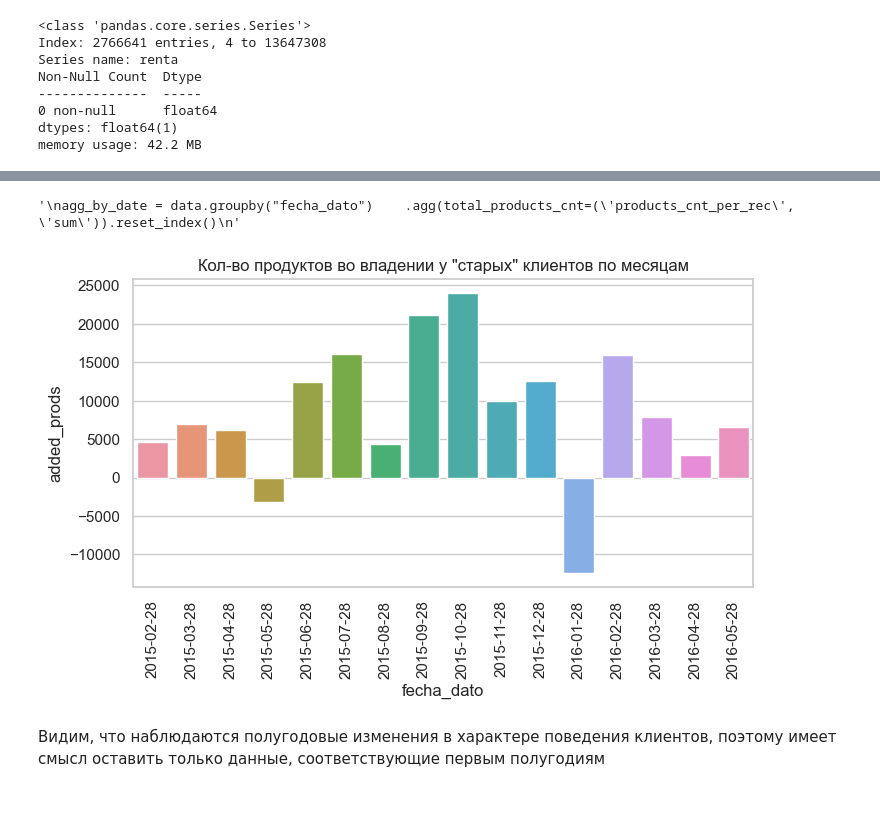
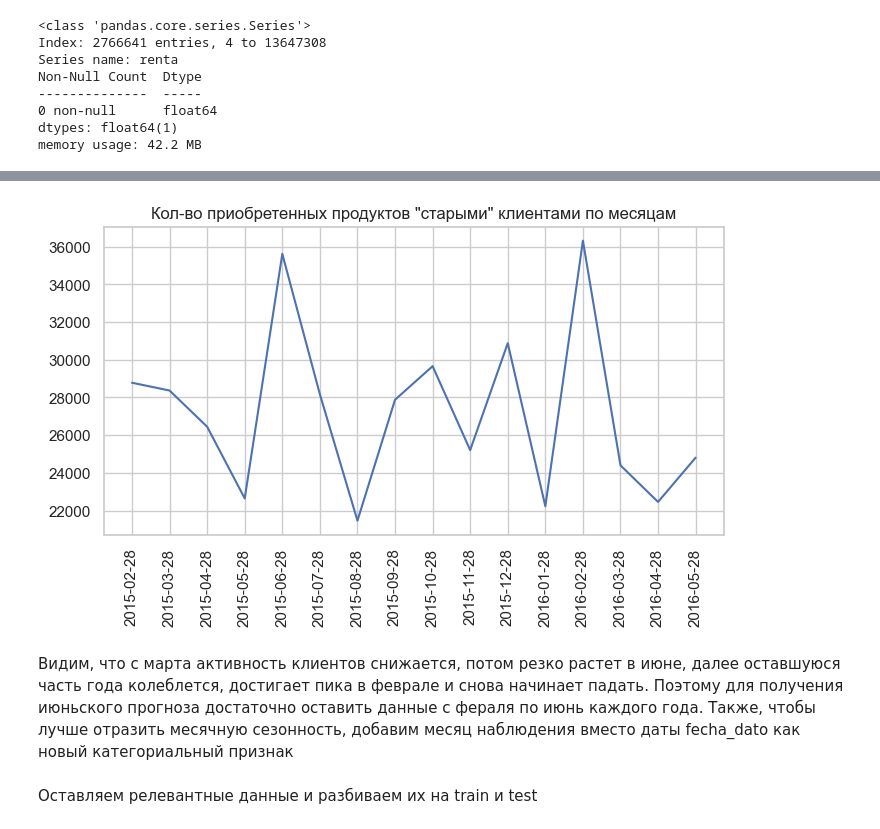
Before and after one commit to ibnkir/bank-recsys-project, a Jupyter notebook: notebooks/preparation_steps.ipynb, the cells around one changed output, grey strips where cells are left out. Drawn from its saved outputs; the diff is of its cells as text; code cells hidden in the pictures; blank space fills up the shorter version.

```diff
--- a/notebooks/preparation_steps.ipynb
+++ b/notebooks/preparation_steps.ipynb
@@ -591,0 +794,5 @@ data = data[~outliers]
+# %%
+# Добавляем новые целевые колонки с приобретенными продуками
+for prod in prods_held:
+    data[f"{prod}_added"] = data[prod] - data[f"{prod}_lag1m"]
+    data[f"{prod}_added"] = data[f"{prod}_added"].apply(lambda x: max(x, 0))
@@ -596,7 +834,6 @@ data = data[~outliers]
 # %%
 # Оставляем только "старых" клиентов
-old_clients_data = data.query("fecha_alta < '2025-01-01'")
+old_clients_data = data.query("fecha_alta < '2015-01-01'")
 # %%
-# Добавляем колонку с количеством продуктов в каждой записи
-old_clients_data['products_cnt_per_rec'] = old_clients_data[products_cols].sum(axis=1)
-#data['products_cnt_per_rec'] = data[products_cols].sum(axis=1)
+# Добавляем колонку с количеством приобретенных продуктов
+old_clients_data['prods_added_num'] = old_clients_data[prods_added].sum(axis=1)
@@ -647,23 +840,18 @@ agg_by_date
 # %%
 # Агрегируем кол-во продуктов по месяцам
 agg_by_date = old_clients_data.groupby("fecha_dato")\
-    .agg(total_products_cnt=('products_cnt_per_rec', 'sum')).reset_index()
-'''
-agg_by_date = data.groupby("fecha_dato")\
-    .agg(total_products_cnt=('products_cnt_per_rec', 'sum')).reset_index()
-'''
+    .agg(tot_prods_added_num=('prods_added_num', 'sum')).reset_index()
-# %% [output]
-'\nagg_by_date = data.groupby("fecha_dato")    .agg(total_products_cnt=(\'products_cnt_per_rec\', \'sum\')).reset_index()\n'
 # %%
-# Строим барплот
-
+# Показываем кол-во приобретенных продуктов "старыми" клиентами по месяцам
 plt.figure(figsize=(8,4))
-sns.barplot(data=agg_by_date.iloc[1:,:], x='fecha_dato', y='added_prods')\
-    .set_title('Кол-во продуктов во владении у "старых" клиентов по месяцам')
+plt.plot(agg_by_date.iloc[1:, :]['fecha_dato'], agg_by_date.iloc[1:, :]['tot_prods_added_num'])
+plt.title('Кол-во приобретенных продуктов "старыми" клиентами по месяцам')
 plt.xticks(rotation='vertical')
 plt.show()
 # %% [output]
-[figure, old version]
+[figure, new version]
 # %% [markdown]
-Видим, что наблюдаются полугодовые изменения в характере поведения клиентов,
-поэтому имеет смысл оставить только данные, соответствующие первым полугодиям
+Видим, что с марта активность клиентов снижается, потом резко растет в июне,
+далее оставшуюся часть года колеблется, достигает пика в феврале и снова начинает падать.
+Поэтому для получения июньского прогноза достаточно оставить данные с фераля по июнь каждого года.
+Также, чтобы лучше отразить месячную сезонность, добавим месяц наблюдения вместо даты fecha_dato как новый категориальный признак
@@ -670 +861,3 @@ plt.show()
+# %% [markdown]
+Оставляем релевантные данные и разбиваем их на train и test
 # %%
```
Also changed, not shown: parts of 159 cells of this notebook, 4 other files.
